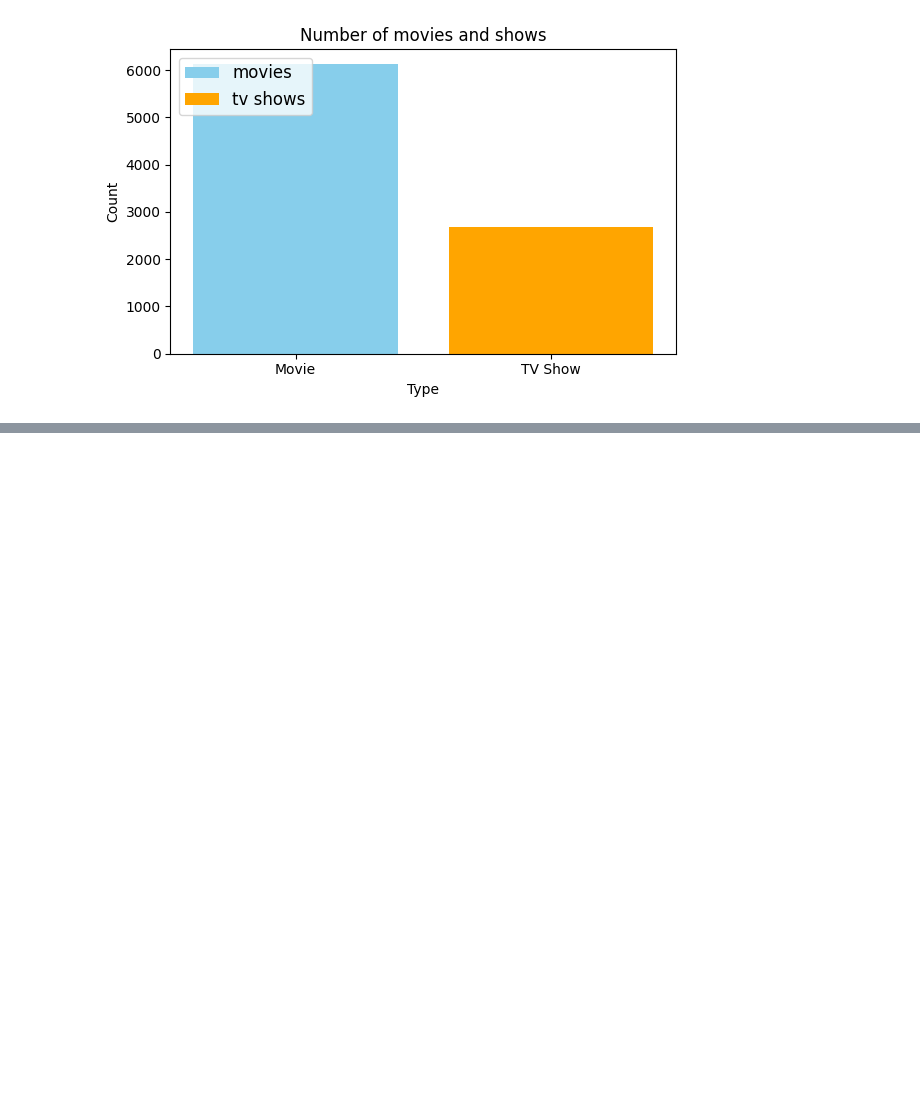
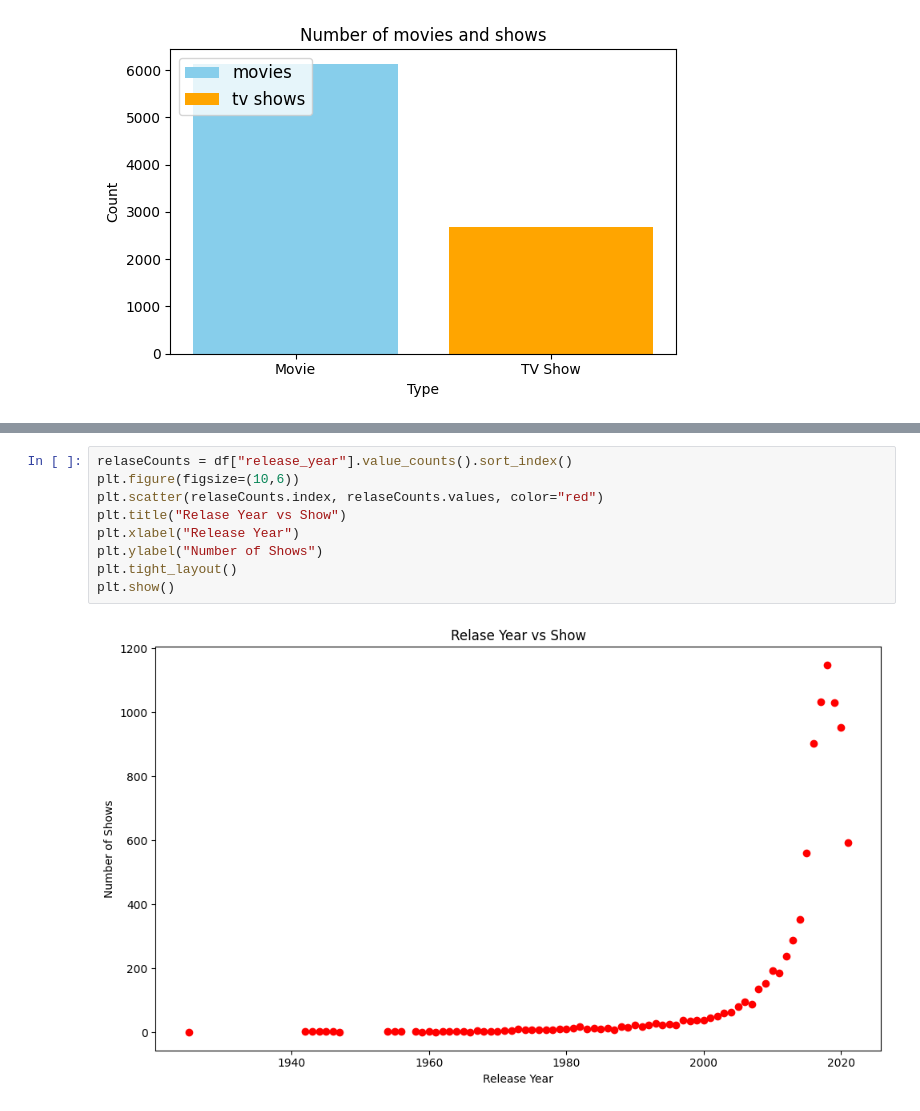
Before and after one commit to Haseebi-khan/Python-Language, a Jupyter notebook: Matplotlib/1.4.Netflix_Dataset.ipynb, the cells around one changed output, grey strips where cells are left out. Saved outputs shown, nothing was run; the diff lists cells and outputs as text; blank space fills up the shorter version.

```diff
--- a/Matplotlib/1.4.Netflix_Dataset.ipynb
+++ b/Matplotlib/1.4.Netflix_Dataset.ipynb
@@ -51,0 +81,11 @@ plt .show()
+# %%
+relaseCounts = df["release_year"].value_counts().sort_index()
+plt.figure(figsize=(10,6))
+plt.scatter(relaseCounts.index, relaseCounts.values, color="red")
+plt.title("Relase Year vs Show")
+plt.xlabel("Release Year")
+plt.ylabel("Number of Shows")
+plt.tight_layout()
+plt.show()
+# %% [output]
+[figure, added]
```
Also changed, not shown: parts of 4 cells of this notebook.
